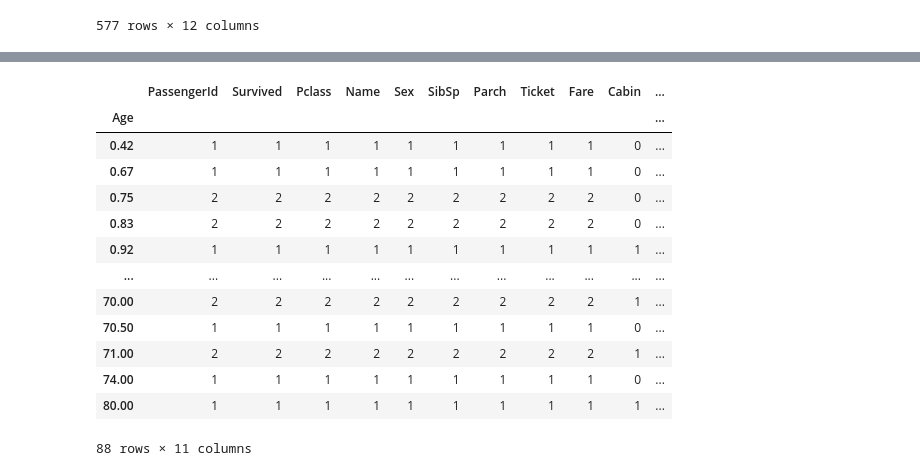
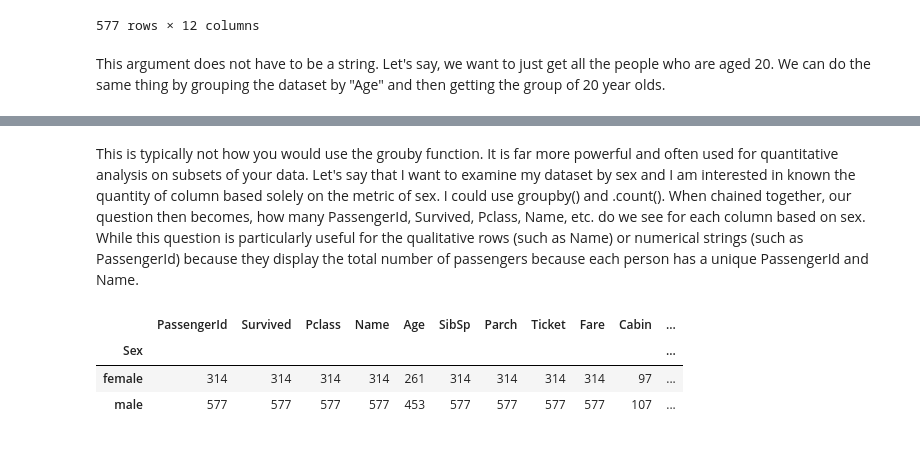
Before and after one commit to wjbmattingly/textbook_pandas, a Jupyter notebook: 03_03_advanced_grouping.ipynb, the cells around one changed output, grey strips where cells are left out. Saved outputs shown, nothing was run; the diff lists cells and outputs as text; code cells hidden in the pictures.

```diff
--- a/03_03_advanced_grouping.ipynb
+++ b/03_03_advanced_grouping.ipynb
@@ -54,6 +58,8 @@ df.groupby("Sex").get_group("male")
 | 889 | 890 | 1 | 1 | Behr, Mr. Karl Howell | male | 26.0 | 0 | 0 | 111369 | 30.0000 | ... |
 | 890 | 891 | 0 | 3 | Dooley, Mr. Patrick | male | 32.0 | 0 | 0 | 370376 | 7.7500 | ... |
 577 rows × 12 columns
+# %% [markdown]
+This argument does not have to be a string. Let's say, we want to just get all the people who are aged 20. We can do the same thing by grouping the dataset by "Age" and then getting the group of 20 year olds.
 # %%
 df.groupby("Age").get_group(20)
 # %% [output]
@@ -73,20 +79,12 @@ df.groupby("Age").get_group(20)
 | 762 | 763 | 1 | 3 | Barah, Mr. Hanna Assi | male | 20.0 | 0 | 0 | 2663 | 7.2292 | ... |
 | 840 | 841 | 0 | 3 | Alhomaki, Mr. Ilmari Rudolf | male | 20.0 | 0 | 0 | SOTON/O2 3101287 | 7.9250 | ... |
 | 876 | 877 | 0 | 3 | Gustafsson, Mr. Alfred Ossian | male | 20.0 | 0 | 0 | 7534 | 9.8458 | ... |
+# %% [markdown]
+This is typically not how you would use the grouby function. It is far more powerful and often used for quantitative analysis on subsets of your data. Let's say that I want to examine my dataset by sex and I am interested in known the quantity of column based solely on the metric of sex. I could use groupby() and .count(). When chained together, our question then becomes, how many PassengerId, Survived, Pclass, Name, etc. do we see for each column based on sex. While this question is particularly useful for the qualitative rows (such as Name) or numerical strings (such as PassengerId) because they display the total number of passengers because each person has a unique PassengerId and Name.
 # %%
-df.groupby("Age").count()
+df.groupby("Sex").count()
 # %% [output]
-|  | PassengerId | Survived | Pclass | Name | Sex | SibSp | Parch | Ticket | Fare | Cabin | ... |
-| Age |  |  |  |  |  |  |  |  |  |  | ... |
-| 0.42 | 1 | 1 | 1 | 1 | 1 | 1 | 1 | 1 | 1 | 0 | ... |
-| 0.67 | 1 | 1 | 1 | 1 | 1 | 1 | 1 | 1 | 1 | 0 | ... |
-| 0.75 | 2 | 2 | 2 | 2 | 2 | 2 | 2 | 2 | 2 | 0 | ... |
-| 0.83 | 2 | 2 | 2 | 2 | 2 | 2 | 2 | 2 | 2 | 0 | ... |
-| 0.92 | 1 | 1 | 1 | 1 | 1 | 1 | 1 | 1 | 1 | 1 | ... |
-| ... | ... | ... | ... | ... | ... | ... | ... | ... | ... | ... | ... |
-| 70.00 | 2 | 2 | 2 | 2 | 2 | 2 | 2 | 2 | 2 | 1 | ... |
-| 70.50 | 1 | 1 | 1 | 1 | 1 | 1 | 1 | 1 | 1 | 0 | ... |
-| 71.00 | 2 | 2 | 2 | 2 | 2 | 2 | 2 | 2 | 2 | 1 | ... |
-| 74.00 | 1 | 1 | 1 | 1 | 1 | 1 | 1 | 1 | 1 | 0 | ... |
-| 80.00 | 1 | 1 | 1 | 1 | 1 | 1 | 1 | 1 | 1 | 1 | ... |
+|  | PassengerId | Survived | Pclass | Name | Age | SibSp | Parch | Ticket | Fare | Cabin | ... |
+| Sex |  |  |  |  |  |  |  |  |  |  | ... |
+| female | 314 | 314 | 314 | 314 | 261 | 314 | 314 | 314 | 314 | 97 | ... |
+| male | 577 | 577 | 577 | 577 | 453 | 577 | 577 | 577 | 577 | 107 | ... |
-88 rows × 11 columns
```
Also changed, not shown: parts of 12 cells of this notebook.
